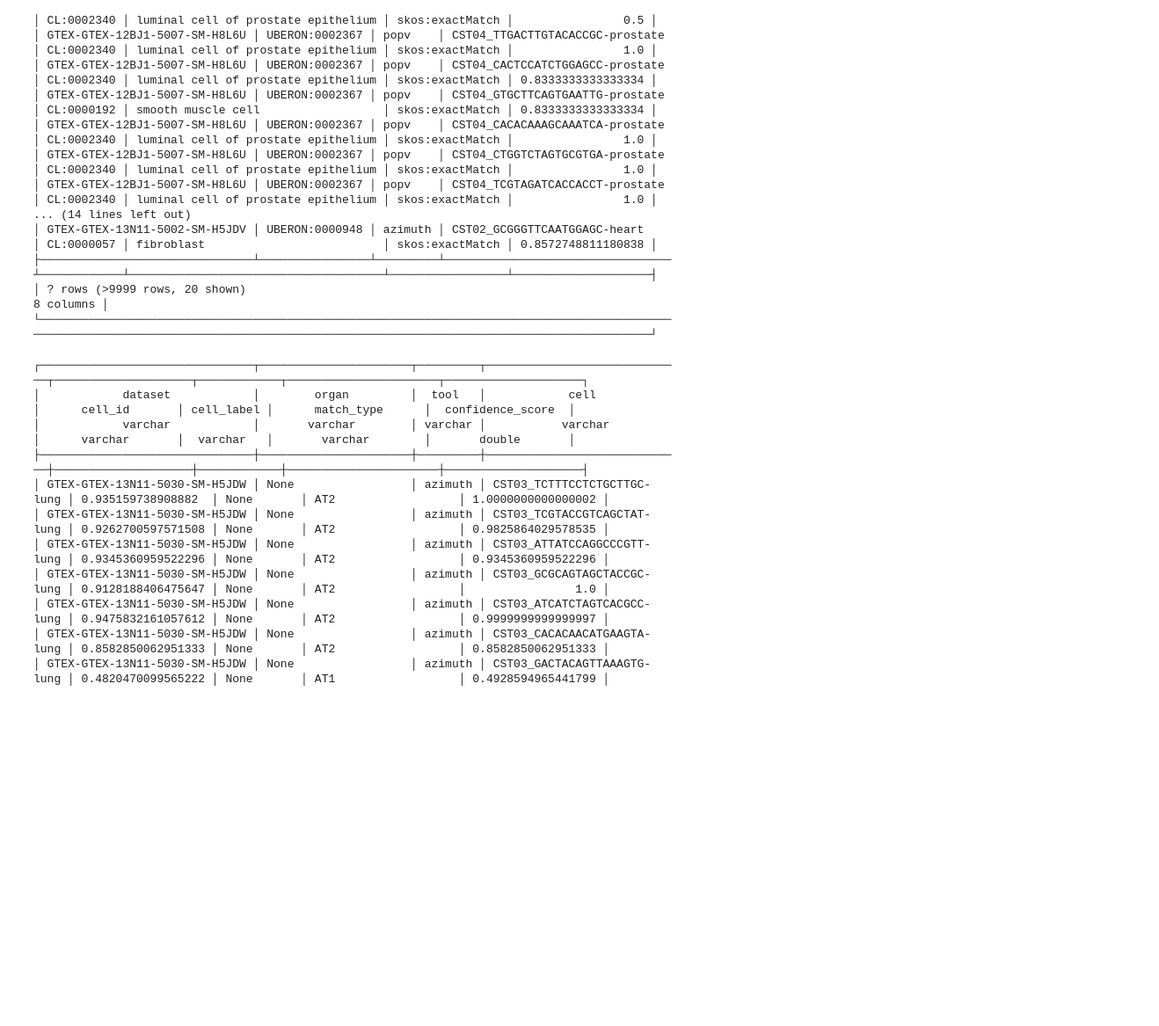
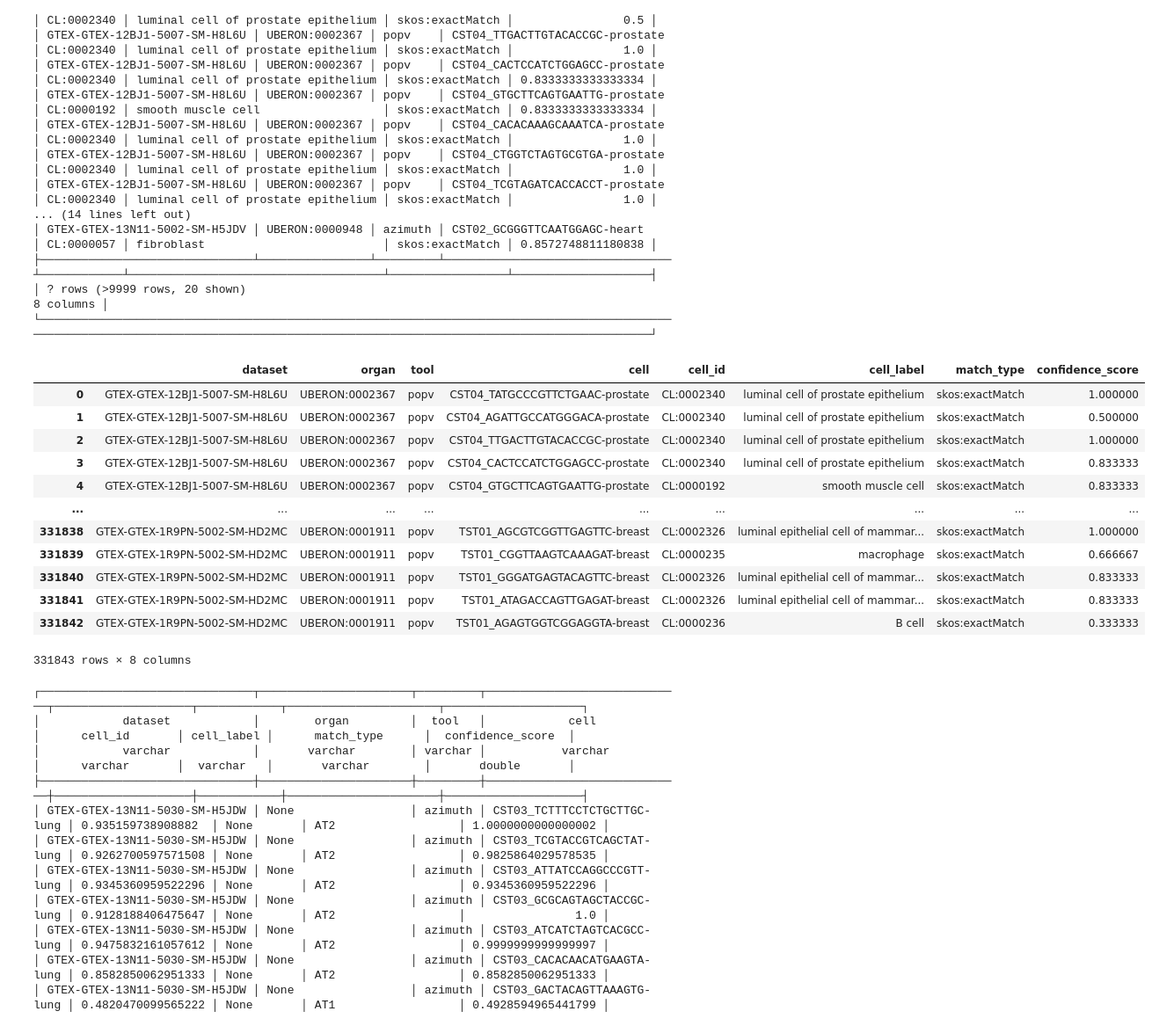
Before and after one commit to cns-iu/hra-pop-notebooks, a Jupyter notebook: annotations/local-cell-instances.ipynb, the cells around one changed output. Shown at 88% size. Drawn from its saved outputs; the diff is of its cells as text; code cells hidden in the pictures; blank space fills up the shorter version.

```diff
--- a/annotations/local-cell-instances.ipynb
+++ b/annotations/local-cell-instances.ipynb
@@ -83,3 +83,20 @@ cells.show()
 ├───────────────────────────────┴────────────────┴─────────┴─────────────────────────────────┴────────────┴─────────────────────────────────────┴─────────────────┴────────────────────┤
 │ ? rows (>9999 rows, 20 shown)                                                                                                                                              8 columns │
 └──────────────────────────────────────────────────────────────────────────────────────────────────────────────────────────────────────────────────────────────────────────────────────┘
+# %%
+df_dvl_llm_4 = cells.to_df()
+df_dvl_llm_4
+# %% [output]
+|  | dataset | organ | tool | cell | cell_id | cell_label | match_type | confidence_score |
+| 0 | GTEX-GTEX-12BJ1-5007-SM-H8L6U | UBERON:0002367 | popv | CST04_TATGCCCGTTCTGAAC-prostate | CL:0002340 | luminal cell of prostate epithelium | skos:exactMatch | 1.000000 |
+| 1 | GTEX-GTEX-12BJ1-5007-SM-H8L6U | UBERON:0002367 | popv | CST04_AGATTGCCATGGGACA-prostate | CL:0002340 | luminal cell of prostate epithelium | skos:exactMatch | 0.500000 |
+| 2 | GTEX-GTEX-12BJ1-5007-SM-H8L6U | UBERON:0002367 | popv | CST04_TTGACTTGTACACCGC-prostate | CL:0002340 | luminal cell of prostate epithelium | skos:exactMatch | 1.000000 |
+| 3 | GTEX-GTEX-12BJ1-5007-SM-H8L6U | UBERON:0002367 | popv | CST04_CACTCCATCTGGAGCC-prostate | CL:0002340 | luminal cell of prostate epithelium | skos:exactMatch | 0.833333 |
+| 4 | GTEX-GTEX-12BJ1-5007-SM-H8L6U | UBERON:0002367 | popv | CST04_GTGCTTCAGTGAATTG-prostate | CL:0000192 | smooth muscle cell | skos:exactMatch | 0.833333 |
+| ... | ... | ... | ... | ... | ... | ... | ... | ... |
+| 331838 | GTEX-GTEX-1R9PN-5002-SM-HD2MC | UBERON:0001911 | popv | TST01_AGCGTCGGTTGAGTTC-breast | CL:0002326 | luminal epithelial cell of mammar... | skos:exactMatch | 1.000000 |
+| 331839 | GTEX-GTEX-1R9PN-5002-SM-HD2MC | UBERON:0001911 | popv | TST01_CGGTTAAGTCAAAGAT-breast | CL:0000235 | macrophage | skos:exactMatch | 0.666667 |
+| 331840 | GTEX-GTEX-1R9PN-5002-SM-HD2MC | UBERON:0001911 | popv | TST01_GGGATGAGTACAGTTC-breast | CL:0002326 | luminal epithelial cell of mammar... | skos:exactMatch | 0.833333 |
+| 331841 | GTEX-GTEX-1R9PN-5002-SM-HD2MC | UBERON:0001911 | popv | TST01_ATAGACCAGTTGAGAT-breast | CL:0002326 | luminal epithelial cell of mammar... | skos:exactMatch | 0.833333 |
+| 331842 | GTEX-GTEX-1R9PN-5002-SM-HD2MC | UBERON:0001911 | popv | TST01_AGAGTGGTCGGAGGTA-breast | CL:0000236 | B cell | skos:exactMatch | 0.333333 |
+331843 rows × 8 columns
```
Also changed, not shown: parts of 6 cells of this notebook, 2 other files.
